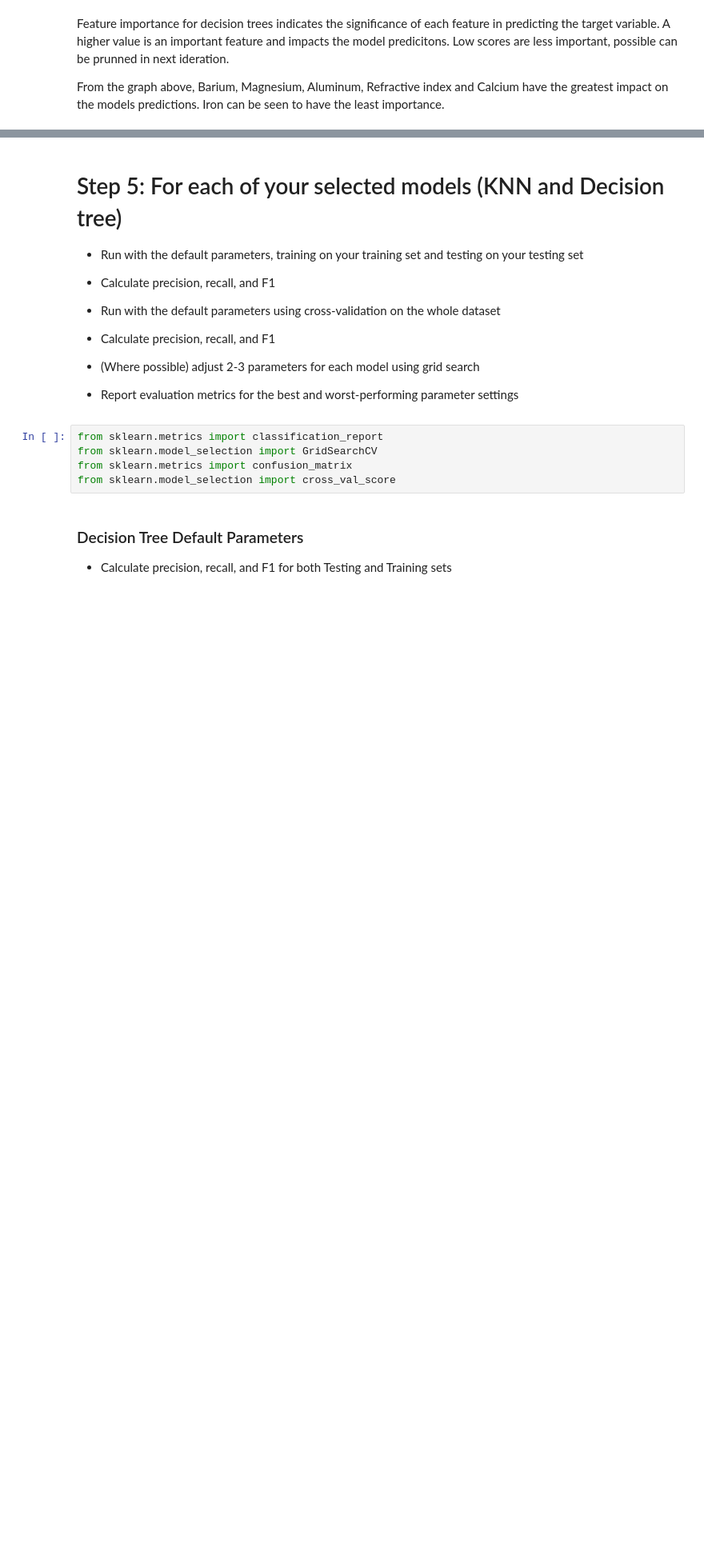
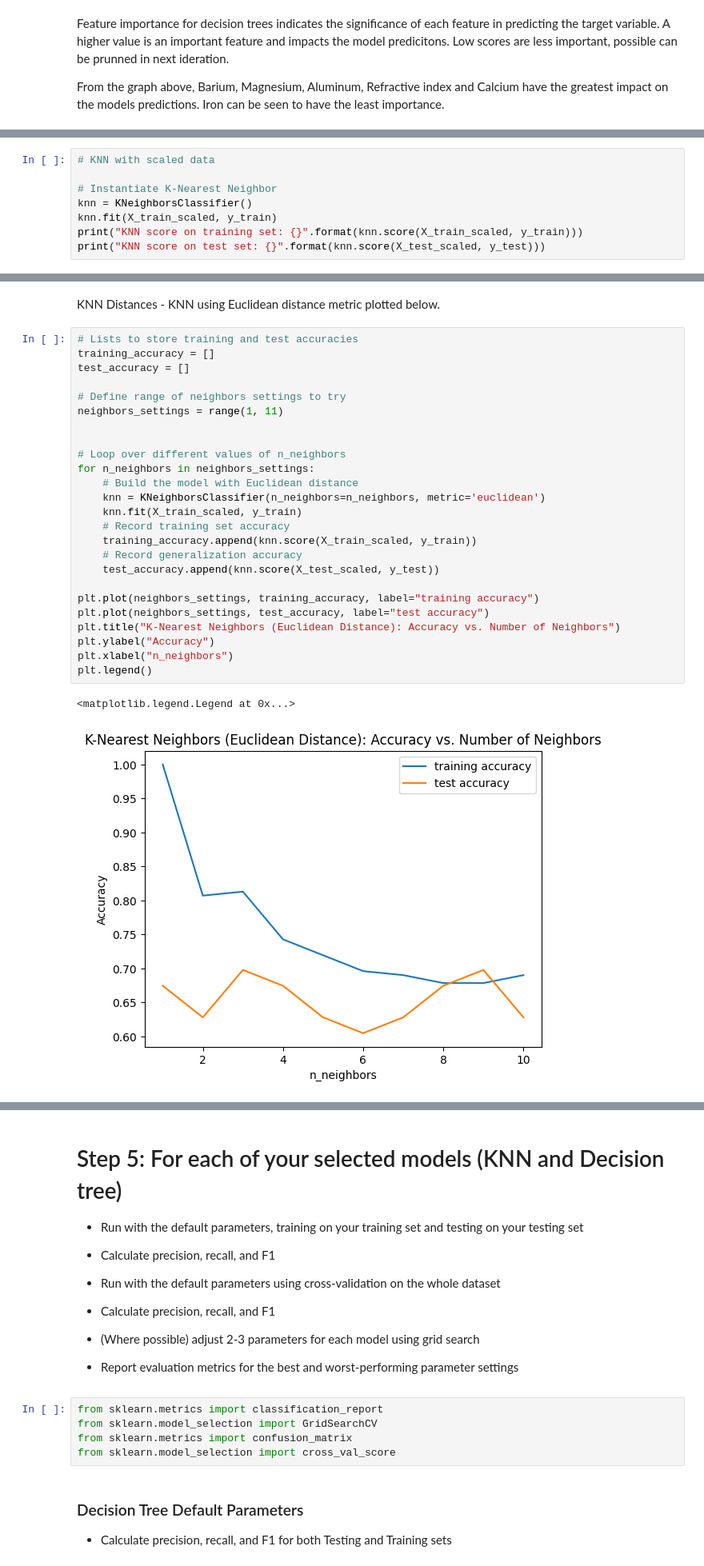
Before and after one commit to atoothman/Data-71200-Projects-, a Jupyter notebook: Data_71200_Project_2__Glass_ID.ipynb, the cells around one changed output, grey strips where cells are left out. Shown: that part at 80% size. Cells and saved outputs as stored; diff of their text form; blank space fills up the shorter version.

```diff
--- a/Data_71200_Project_2__Glass_ID.ipynb
+++ b/Data_71200_Project_2__Glass_ID.ipynb
@@ -414,0 +421,8 @@ From the graph above, Barium, Magnesium, Aluminum, Refractive index and Calcium
+# %%
+# KNN with scaled data
+
+# Instantiate K-Nearest Neighbor
+knn = KNeighborsClassifier()
+knn.fit(X_train_scaled, y_train)
+print("KNN score on training set: {}".format(knn.score(X_train_scaled, y_train)))
+print("KNN score on test set: {}".format(knn.score(X_test_scaled, y_test)))
@@ -414,0 +434,30 @@ From the graph above, Barium, Magnesium, Aluminum, Refractive index and Calcium
+# %% [markdown]
+KNN Distances - KNN using Euclidean distance metric plotted below.
+# %%
+# Lists to store training and test accuracies
+training_accuracy = []
+test_accuracy = []
+
+# Define range of neighbors settings to try
+neighbors_settings = range(1, 11)
+
+
+# Loop over different values of n_neighbors
+for n_neighbors in neighbors_settings:
+    # Build the model with Euclidean distance
+    knn = KNeighborsClassifier(n_neighbors=n_neighbors, metric='euclidean')
+    knn.fit(X_train_scaled, y_train)
+    # Record training set accuracy
+    training_accuracy.append(knn.score(X_train_scaled, y_train))
+    # Record generalization accuracy
+    test_accuracy.append(knn.score(X_test_scaled, y_test))
+
+plt.plot(neighbors_settings, training_accuracy, label="training accuracy")
+plt.plot(neighbors_settings, test_accuracy, label="test accuracy")
+plt.title("K-Nearest Neighbors (Euclidean Distance): Accuracy vs. Number of Neighbors")
+plt.ylabel("Accuracy")
+plt.xlabel("n_neighbors")
+plt.legend()
+# %% [output]
+<matplotlib.legend.Legend at 0x...>
+[figure, added]
```
Also changed, not shown: parts of 37 cells of this notebook.
